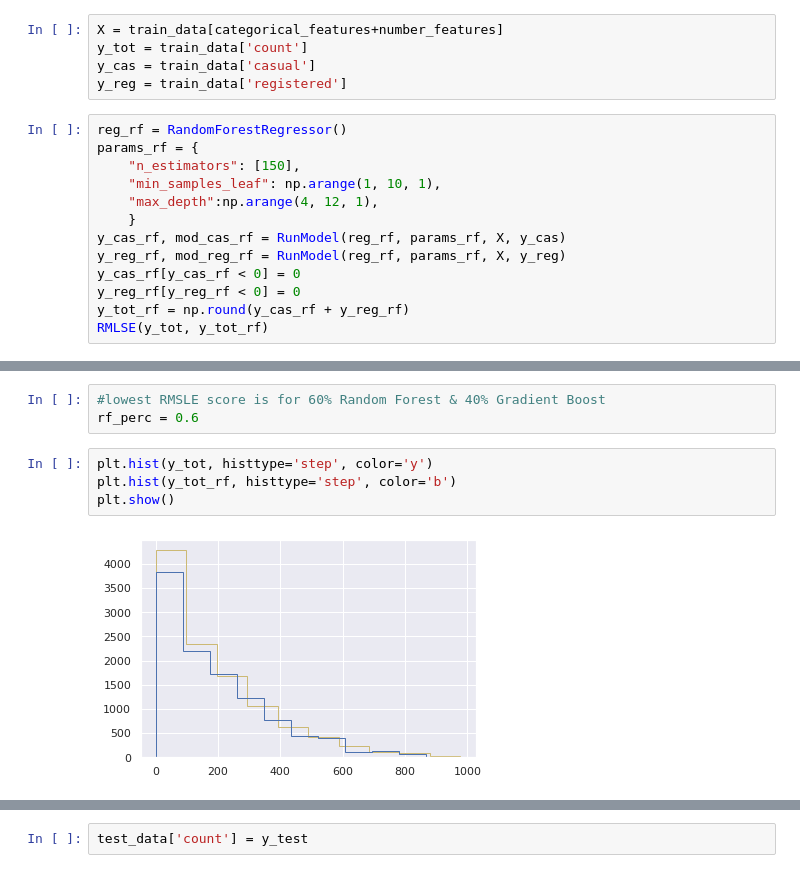
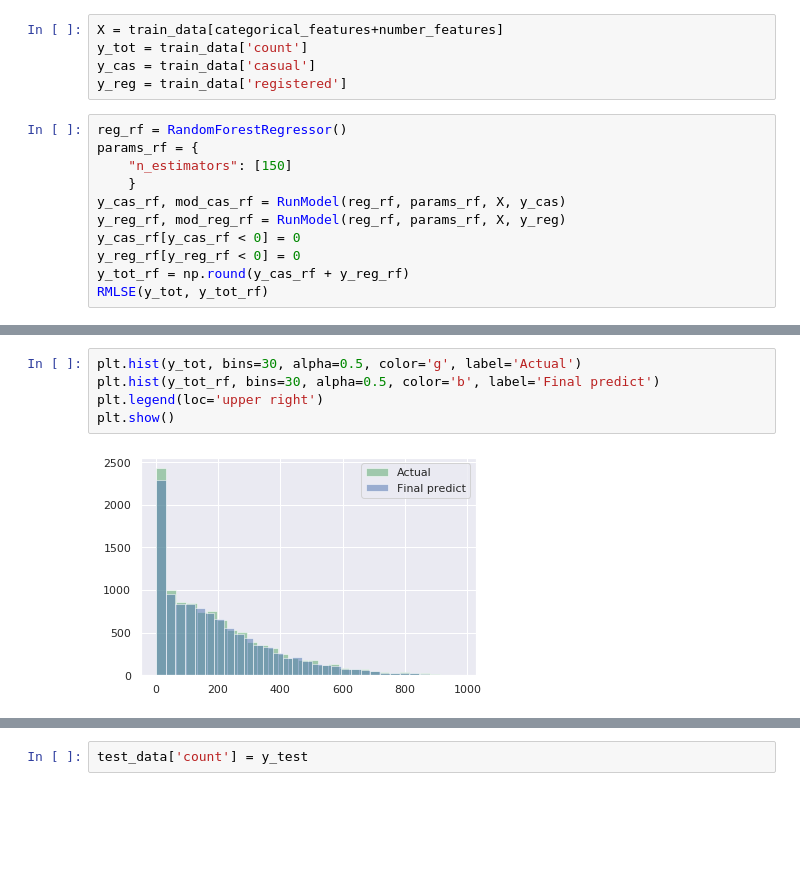
Before and after one commit to subbu3642/BikeSharingSystem, a Jupyter notebook: WorkBook.ipynb, the cells around one changed output, grey strips where cells are left out. Cells and saved outputs as stored; diff of their text form; blank space fills up the shorter version.

```diff
--- a/WorkBook.ipynb
+++ b/WorkBook.ipynb
@@ -274,9 +274,7 @@ y_reg = train_data['registered']
 # %%
 reg_rf = RandomForestRegressor()
 params_rf = {
-    "n_estimators": [150],
-    "min_samples_leaf": np.arange(1, 10, 1),
-    "max_depth":np.arange(4, 12, 1),
+    "n_estimators": [150]
     }
 y_cas_rf, mod_cas_rf = RunModel(reg_rf, params_rf, X, y_cas)
 y_reg_rf, mod_reg_rf = RunModel(reg_rf, params_rf, X, y_reg)
@@ -319,9 +287,7 @@ dict_rfperc_rmsle
-# %%
-#lowest RMSLE score is for 60% Random Forest & 40% Gradient Boost
-rf_perc = 0.6
 # %%
-plt.hist(y_tot, histtype='step', color='y')
-plt.hist(y_tot_rf, histtype='step', color='b')
+plt.hist(y_tot, bins=30, alpha=0.5, color='g', label='Actual')
+plt.hist(y_tot_rf, bins=30, alpha=0.5, color='b', label='Final predict')
+plt.legend(loc='upper right')
 plt.show()
 # %% [output]
-[figure, old version]
+[figure, new version]
```
Also changed, not shown: parts of 8 cells of this notebook, 1 other file.
